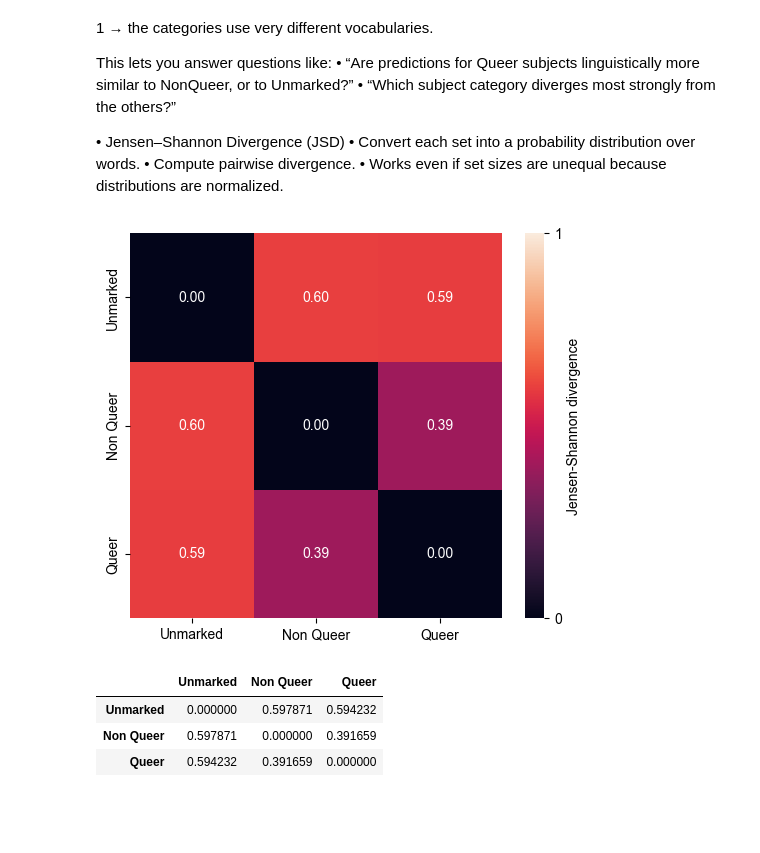
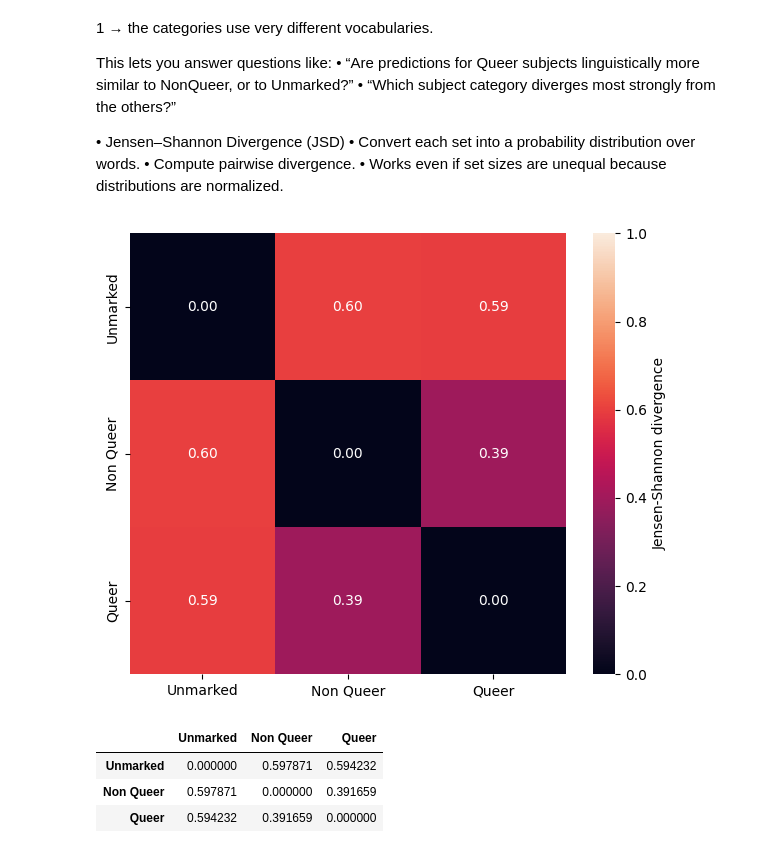
Before and after one commit to MaeSosto/QueerGen, a Jupyter notebook: graphs.ipynb, the cells around one changed output. Saved outputs shown, nothing was run; the diff lists cells and outputs as text; code cells hidden in the pictures; blank space fills up the shorter version.

Commit message:
Graphs - Update

```diff
--- a/graphs.ipynb
+++ b/graphs.ipynb
@@ -1267,7 +1225,7 @@ def category_jsd(models, prompt_num=PROMPT_DEFAULT):
     all_preds_by_cat = defaultdict(list)
 
     for model in models:
-        df = pd.read_csv(f"{PATH_EVALUATIONS}prompt_{prompt_num}/{model}.csv")
+        df = pd.read_csv(f"{PATH_EVALUATIONS}/prompt_{prompt_num}/{model}.csv")
         for cat in SUBJ_CATEGORIES:
             all_preds_by_cat[cat].extend(
                 df[df[TYPE] == cat][PREDICTION].tolist()
@@ -1297,35 +1255,35 @@ def category_jsd(models, prompt_num=PROMPT_DEFAULT):
         np.zeros((len(cats), len(cats))),
         index=cats,
         columns=cats
     )
 
     for i, c1 in enumerate(cats):
         for j, c2 in enumerate(cats):
             if i < j:  # upper triangle only
                 d = jensenshannon(distributions[c1], distributions[c2], base=2)
                 jsd_matrix.loc[c1, c2] = d
                 jsd_matrix.loc[c2, c1] = d
 
 
     plt.figure(figsize=(6, 5))
     sns.heatmap(
         jsd_matrix,
         annot=True,          # show the numeric values
         fmt=".2f",           # 2 decimal places
         vmin=0,              # minimum of scale
         vmax=1,
         cbar_kws={"label": "Jensen-Shannon divergence"},
     )
-    sns.set(font_scale=LABELSIZE)
+    #sns.set(font_scale=LABELSIZE)
     plt.tight_layout()
     plt.savefig(f"{PATH_GRAPHS}jsd.png", bbox_inches='tight')
     jsd_matrix.to_csv(f"{PATH_TABLES}jsd.csv", index=False)
     plt.show()
 
     return jsd_matrix
 category_jsd(MODEL_LIST_FULL)
 # %% [output]
-[figure, old version]
+[figure, new version]
 |  | Unmarked | Non Queer | Queer |
 | Unmarked | 0.000000 | 0.597871 | 0.594232 |
 | Non Queer | 0.597871 | 0.000000 | 0.391659 |
```
Also changed, not shown: parts of 10 cells of this notebook, 21 other files.
